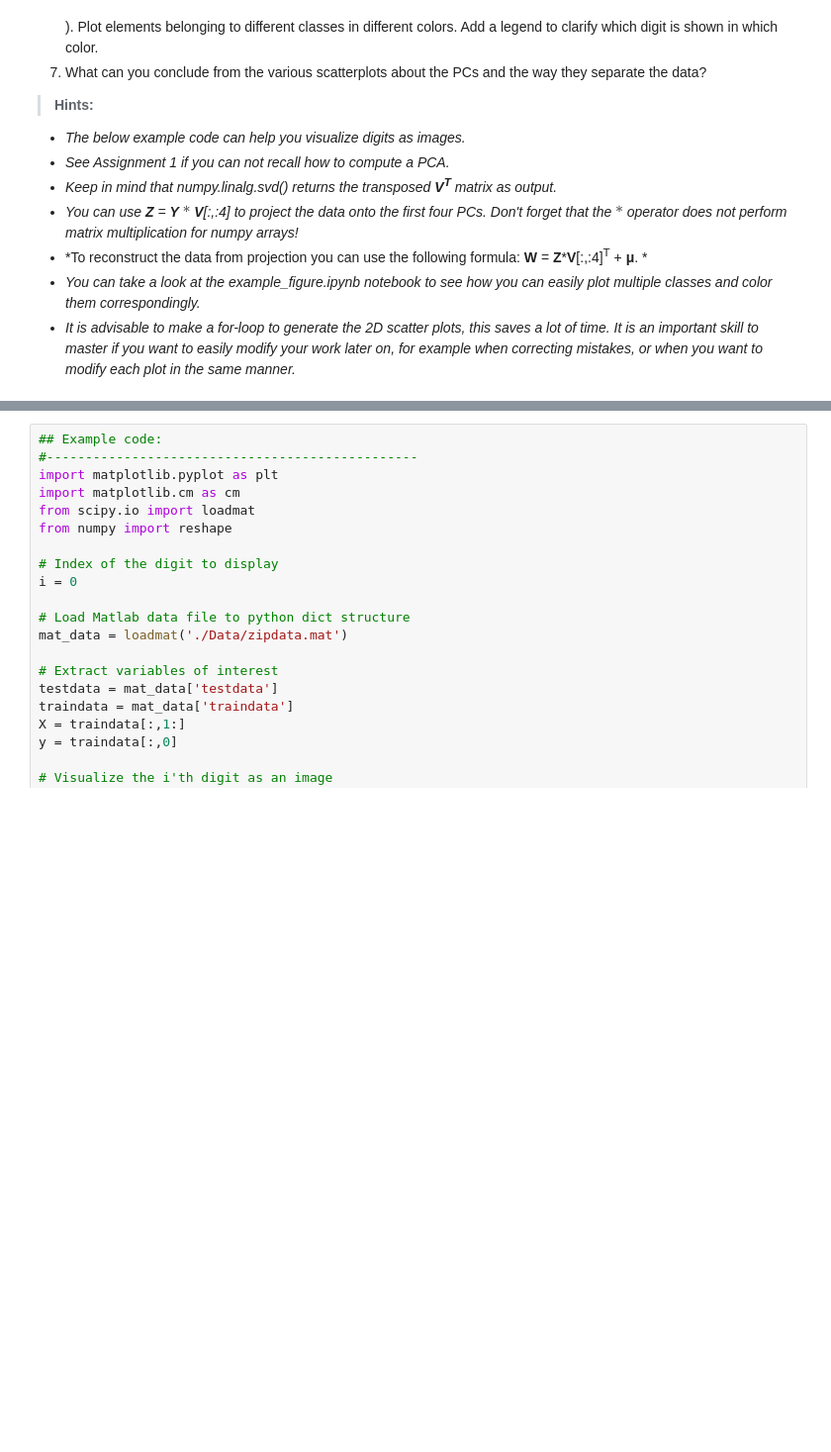
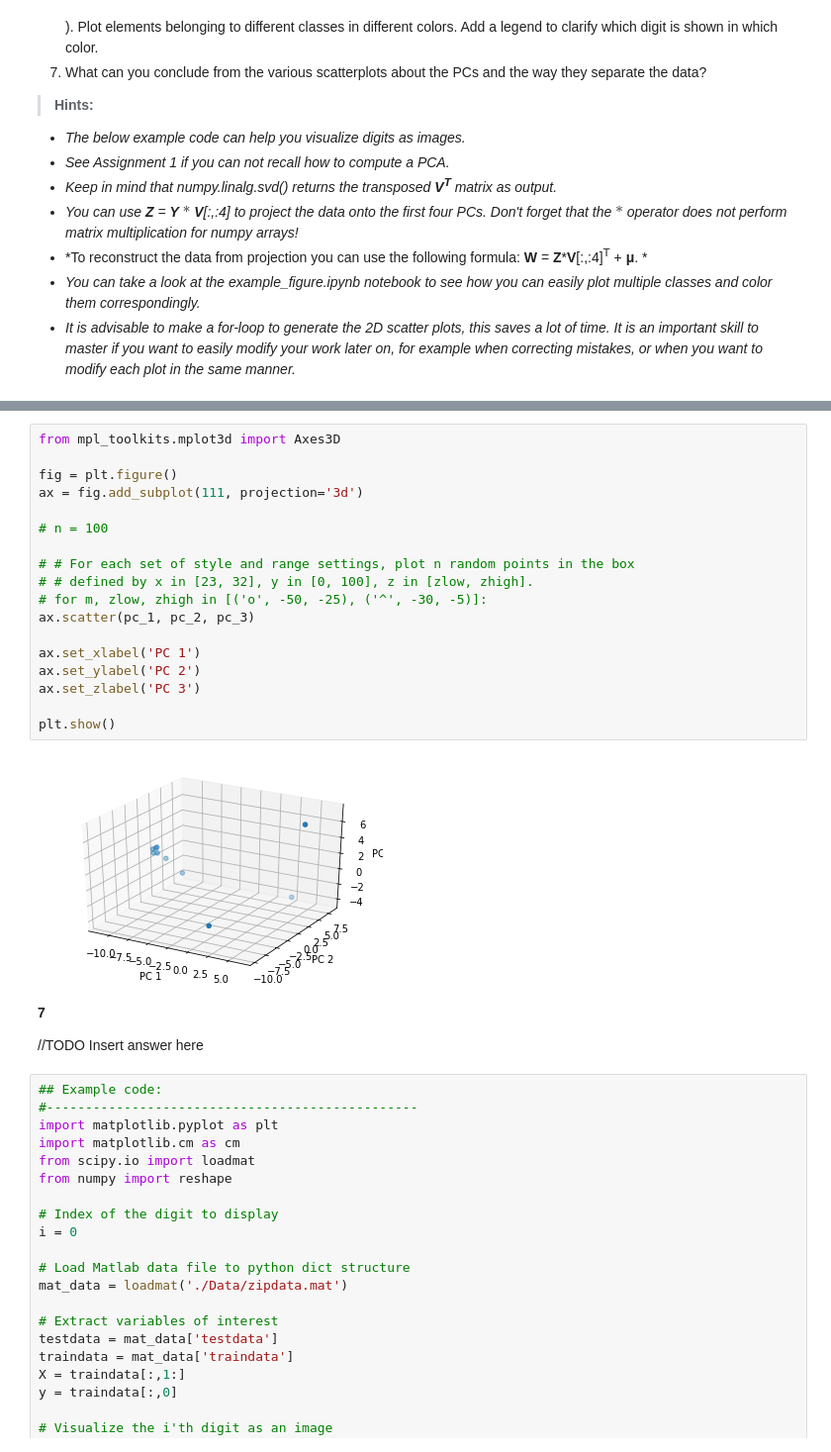
Before and after one commit to LennartPNL/DataMiningAssignments, a Jupyter notebook: Assignment_2/Assignment_2.ipynb, the cells around one changed output, grey strips where cells are left out. Shown: that part at 99% size. Cells and saved outputs as stored; diff of their text form; blank space fills up the shorter version.

```diff
--- a/Assignment_2/Assignment_2.ipynb
+++ b/Assignment_2/Assignment_2.ipynb
@@ -327,3 +366,27 @@ for i in range(10):
+# %%
+from mpl_toolkits.mplot3d import Axes3D
+
+fig = plt.figure()
+ax = fig.add_subplot(111, projection='3d')
+
+# n = 100
+
+# # For each set of style and range settings, plot n random points in the box
+# # defined by x in [23, 32], y in [0, 100], z in [zlow, zhigh].
+# for m, zlow, zhigh in [('o', -50, -25), ('^', -30, -5)]:
+ax.scatter(pc_1, pc_2, pc_3)
+
+ax.set_xlabel('PC 1')
+ax.set_ylabel('PC 2')
+ax.set_zlabel('PC 3')
+
+plt.show()
+# %% [output]
+[figure, added]
+# %% [markdown]
+**7**
+
+//TODO Insert answer here
 # %%
 ## Example code:
 #------------------------------------------------
```
Also changed, not shown: parts of 4 cells of this notebook.
